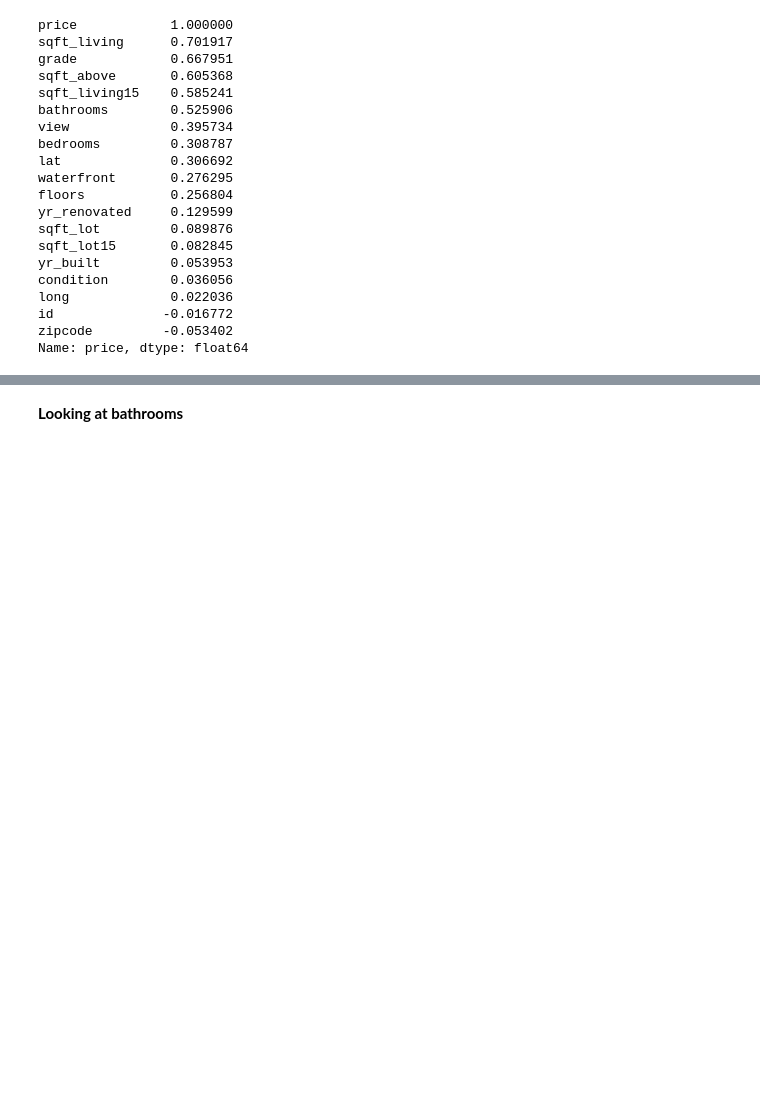
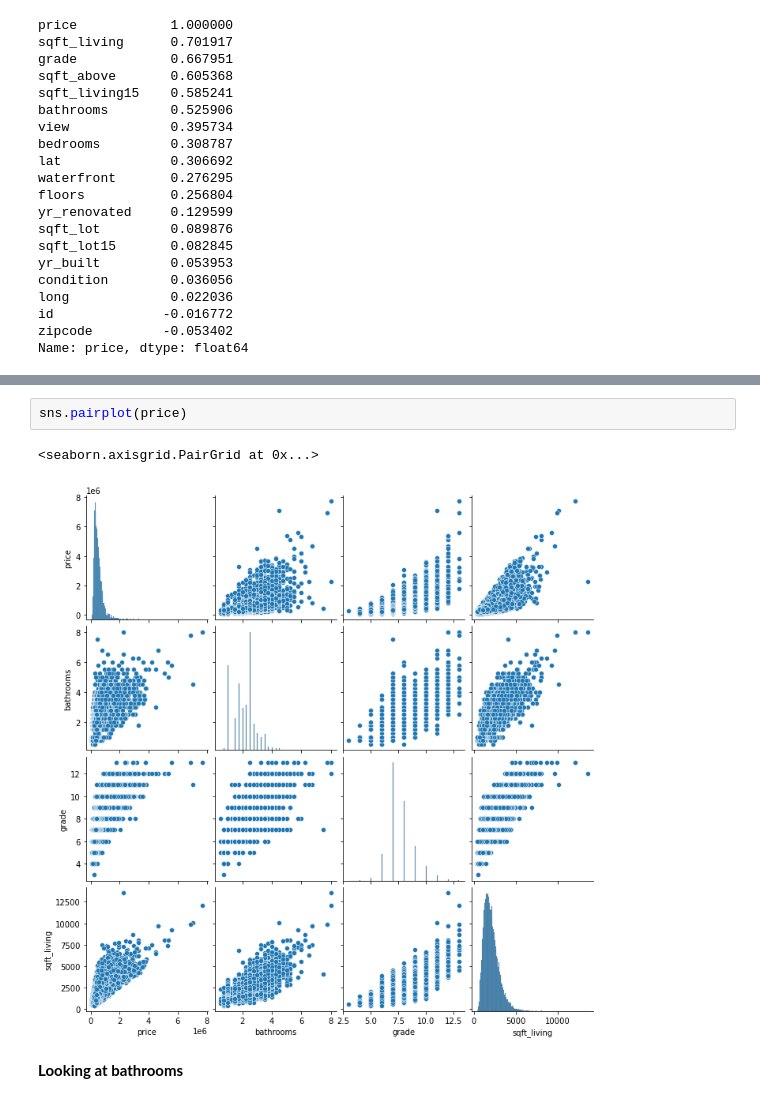
Before and after one commit to letruong711/Seattle-Area-Housing-Analysis, a Jupyter notebook: Starting Analysis.ipynb, the cells around one changed output, grey strips where cells are left out. Saved outputs shown, nothing was run; the diff lists cells and outputs as text; blank space fills up the shorter version.

```diff
--- a/Starting Analysis.ipynb
+++ b/Starting Analysis.ipynb
@@ -278,3 +296,8 @@ price
+# %%
+sns.pairplot(price)
+# %% [output]
+<seaborn.axisgrid.PairGrid at 0x...>
+[figure, added]
 # %% [markdown]
 **Looking at bathrooms**
 # %%
```
Also changed, not shown: parts of 53 cells of this notebook.
